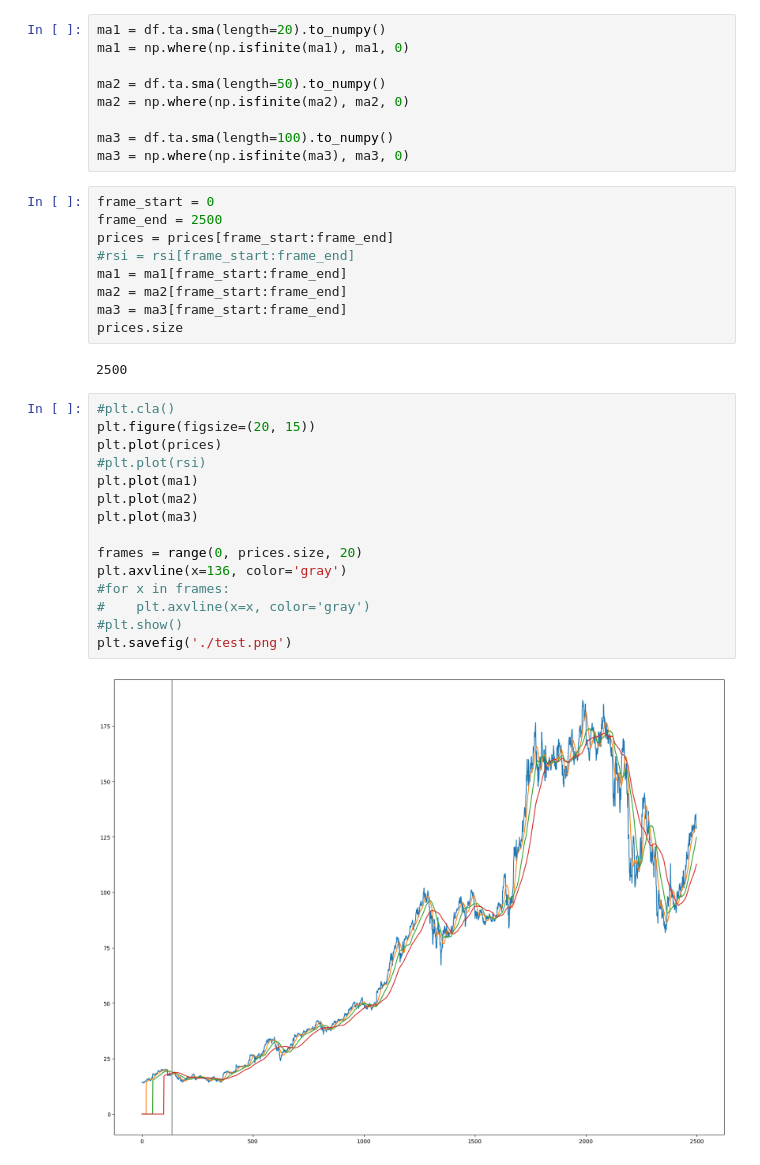
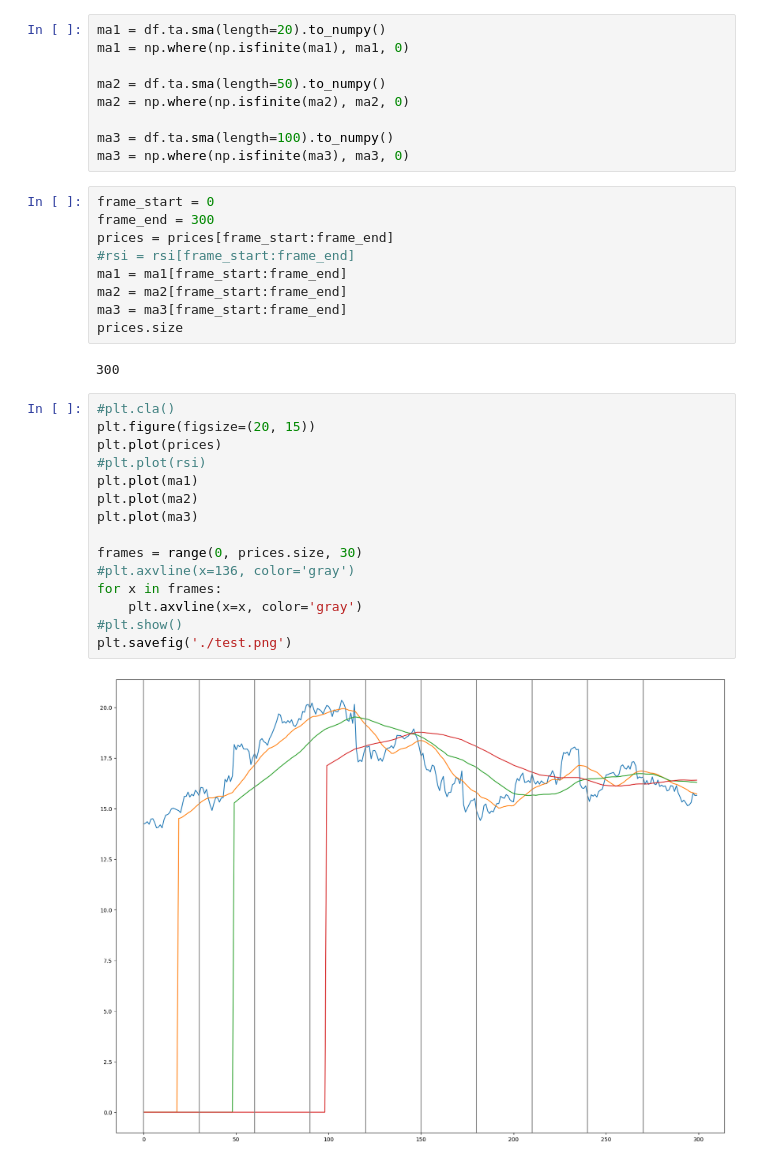
Before and after one commit to perlucas/travis, a Jupyter notebook: notebooks/poc_render_prices.ipynb, the cells around one changed output. Saved outputs shown, nothing was run; the diff lists cells and outputs as text.

```diff
--- a/notebooks/poc_render_prices.ipynb
+++ b/notebooks/poc_render_prices.ipynb
@@ -66,7 +66,7 @@ ma3 = df.ta.sma(length=100).to_numpy()
 ma3 = np.where(np.isfinite(ma3), ma3, 0)
 # %%
 frame_start = 0
-frame_end = 2500
+frame_end = 300
 prices = prices[frame_start:frame_end]
 #rsi = rsi[frame_start:frame_end]
 ma1 = ma1[frame_start:frame_end]
@@ -74,21 +74,21 @@ ma2 = ma2[frame_start:frame_end]
 ma3 = ma3[frame_start:frame_end]
 prices.size
 # %% [output]
-2500
+300
 # %%
 #plt.cla()
 plt.figure(figsize=(20, 15))
 plt.plot(prices)
 #plt.plot(rsi)
 plt.plot(ma1)
 plt.plot(ma2)
 plt.plot(ma3)
 
-frames = range(0, prices.size, 20)
-plt.axvline(x=136, color='gray')
-#for x in frames:
-#    plt.axvline(x=x, color='gray')
+frames = range(0, prices.size, 30)
+#plt.axvline(x=136, color='gray')
+for x in frames:
+    plt.axvline(x=x, color='gray')
 #plt.show()
 plt.savefig('./test.png')
 # %% [output]
-[figure, old version]
+[figure, new version]
```
Also changed, not shown: 6 other files.
